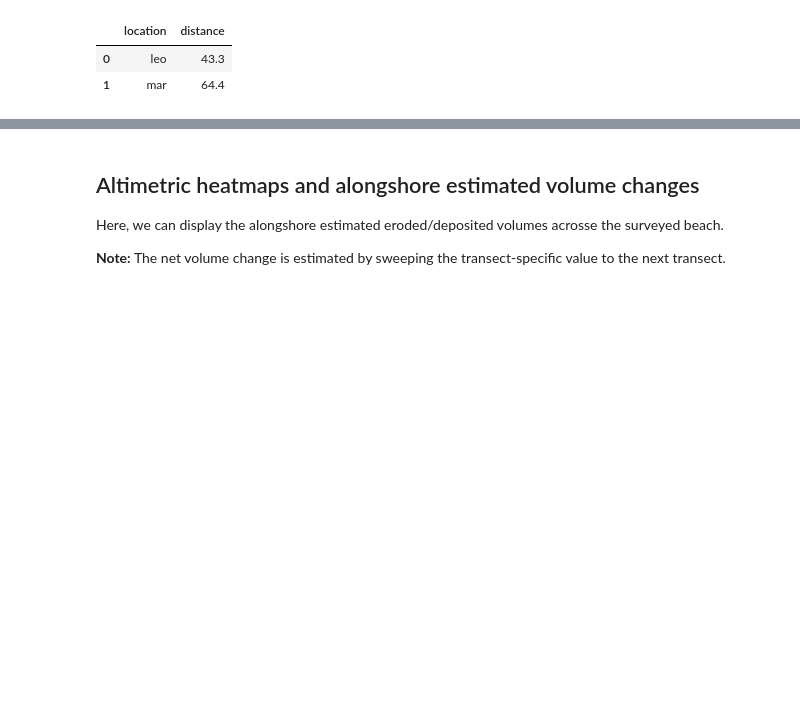
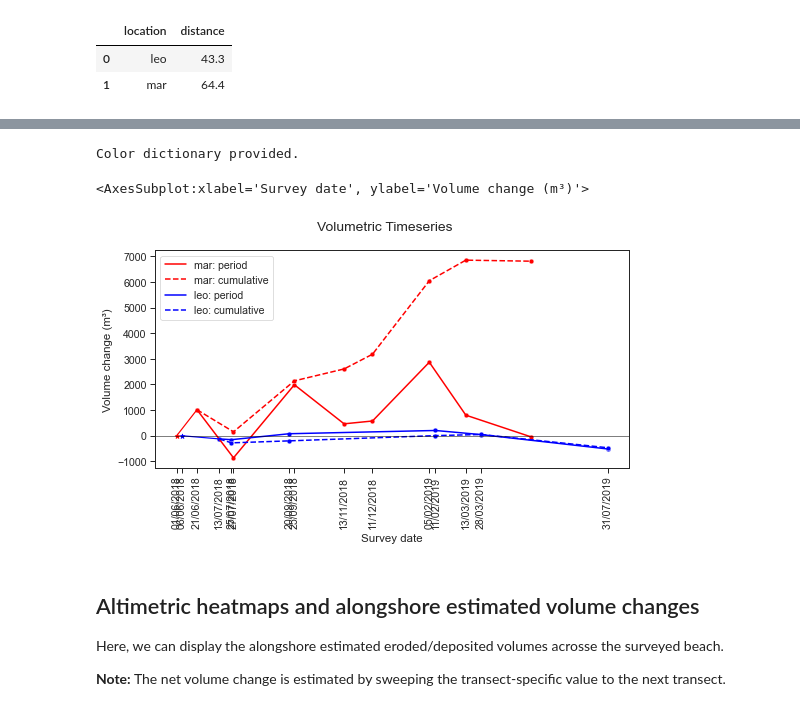
Before and after one commit to npucino/sandpyper, a Jupyter notebook: examples/Volumetrics.ipynb, the cells around one changed output, grey strips where cells are left out. Drawn from its saved outputs; the diff is of its cells as text; code cells hidden in the pictures; blank space fills up the shorter version.

```diff
--- a/examples/Volumetrics.ipynb
+++ b/examples/Volumetrics.ipynb
@@ -188,0 +250,19 @@ plt.legend();
+# %%
+df=location_level_volumetrics
+figsize=(8.5,4)
+loc_subset=["mar","leo"]
+colors_dict={"mar":'r',
+            "leo":'b'}
+linewidth=1.5
+out_date_format="%d/%m/%Y"
+xlabel="Survey date"
+ylabel="Volume change (m³)"
+suptitle="Volumetric Timeseries"
+# %%
+plot_single_loc(df,loc_subset,
+                    figsize,colors_dict,linewidth,out_date_format,
+                    xlabel,ylabel,suptitle)
+# %% [output]
+Color dictionary provided.
+<AxesSubplot:xlabel='Survey date', ylabel='Volume change (m³)'>
+[figure, added]
```
Also changed, not shown: parts of 14 cells of this notebook, 1 other file.
